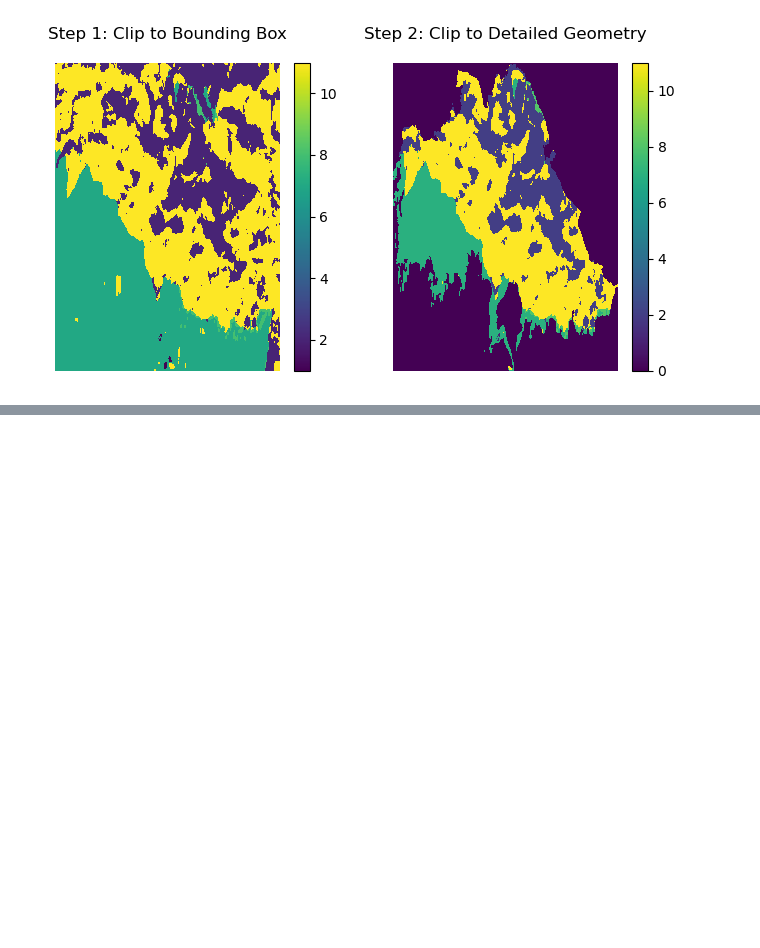
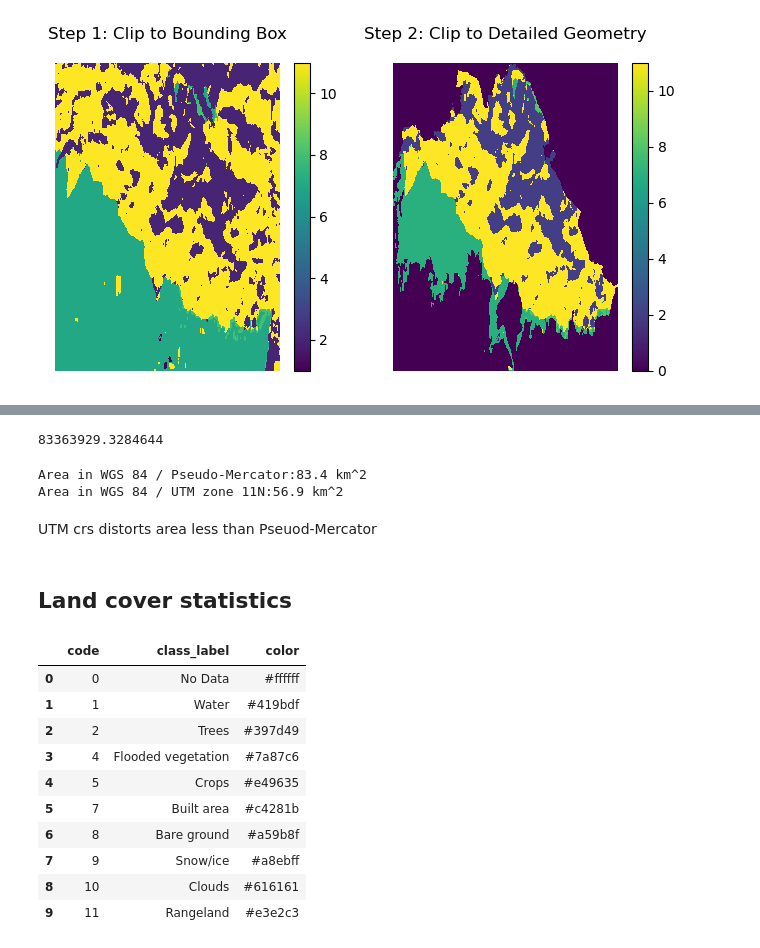
Before and after one commit to eowen19/eds220-in-class, a Jupyter notebook: week-9-land-cover-stats.ipynb, the cells around one changed output, grey strips where cells are left out. Drawn from its saved outputs; the diff is of its cells as text; code cells hidden in the pictures; blank space fills up the shorter version.

```diff
--- a/week-9-land-cover-stats.ipynb
+++ b/week-9-land-cover-stats.ipynb
@@ -212,0 +258,28 @@ plt.show()
+# %%
+eaton.area.sum()
+# %% [output]
+83363929.3284644
+# %%
+print(f"Area in {eaton.crs.name}:{eaton.area.sum()/1000**2:.1f} km^2")
+print(f"Area in {eaton_match.crs.name}:{eaton_match.area.sum()/1000**2:.1f} km^2")
+# %% [output]
+Area in WGS 84 / Pseudo-Mercator:83.4 km^2
+Area in WGS 84 / UTM zone 11N:56.9 km^2
+# %% [markdown]
+UTM crs distorts area less than Pseuod-Mercator
+# %% [markdown]
+## Land cover statistics
+# %%
+labels
+# %% [output]
+|  | code | class_label | color |
+| 0 | 0 | No Data | #ffffff |
+| 1 | 1 | Water | #419bdf |
+| 2 | 2 | Trees | #397d49 |
+| 3 | 4 | Flooded vegetation | #7a87c6 |
+| 4 | 5 | Crops | #e49635 |
+| 5 | 7 | Built area | #c4281b |
+| 6 | 8 | Bare ground | #a59b8f |
+| 7 | 9 | Snow/ice | #a8ebff |
+| 8 | 10 | Clouds | #616161 |
+| 9 | 11 | Rangeland | #e3e2c3 |
```
Also changed, not shown: parts of 6 cells of this notebook, 4 other files.
